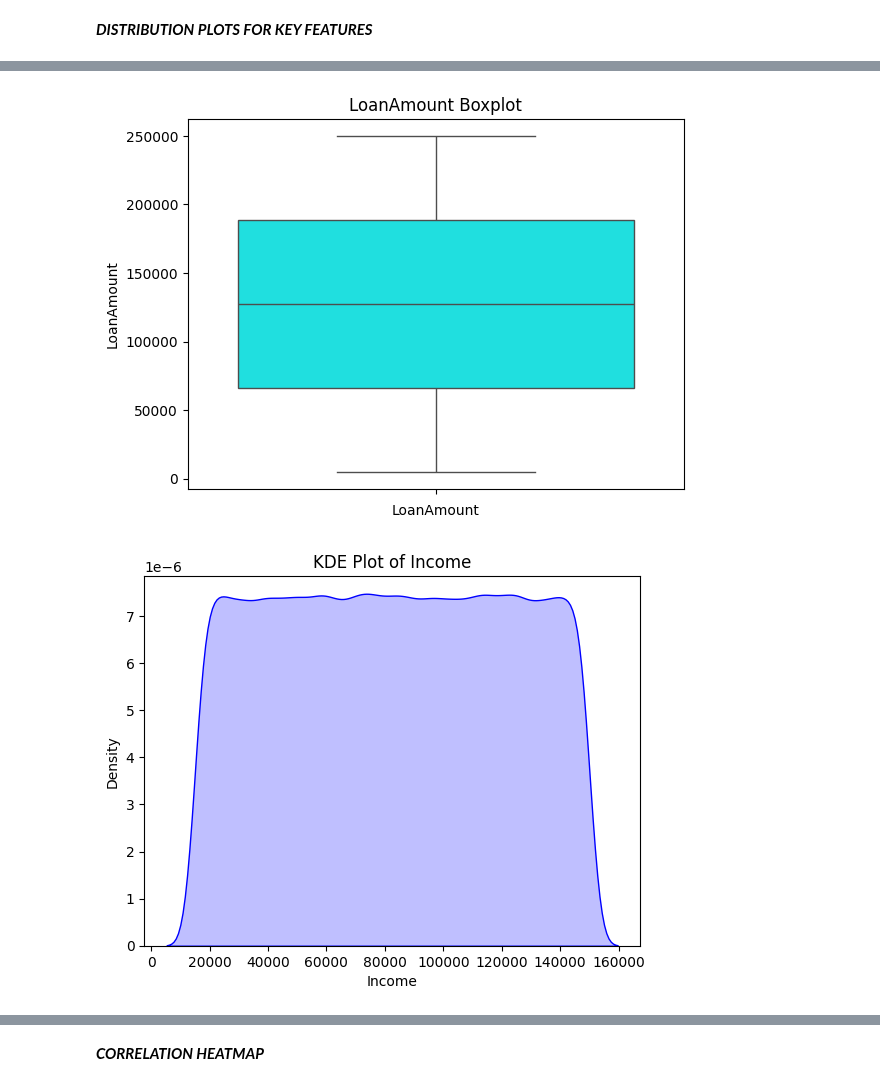
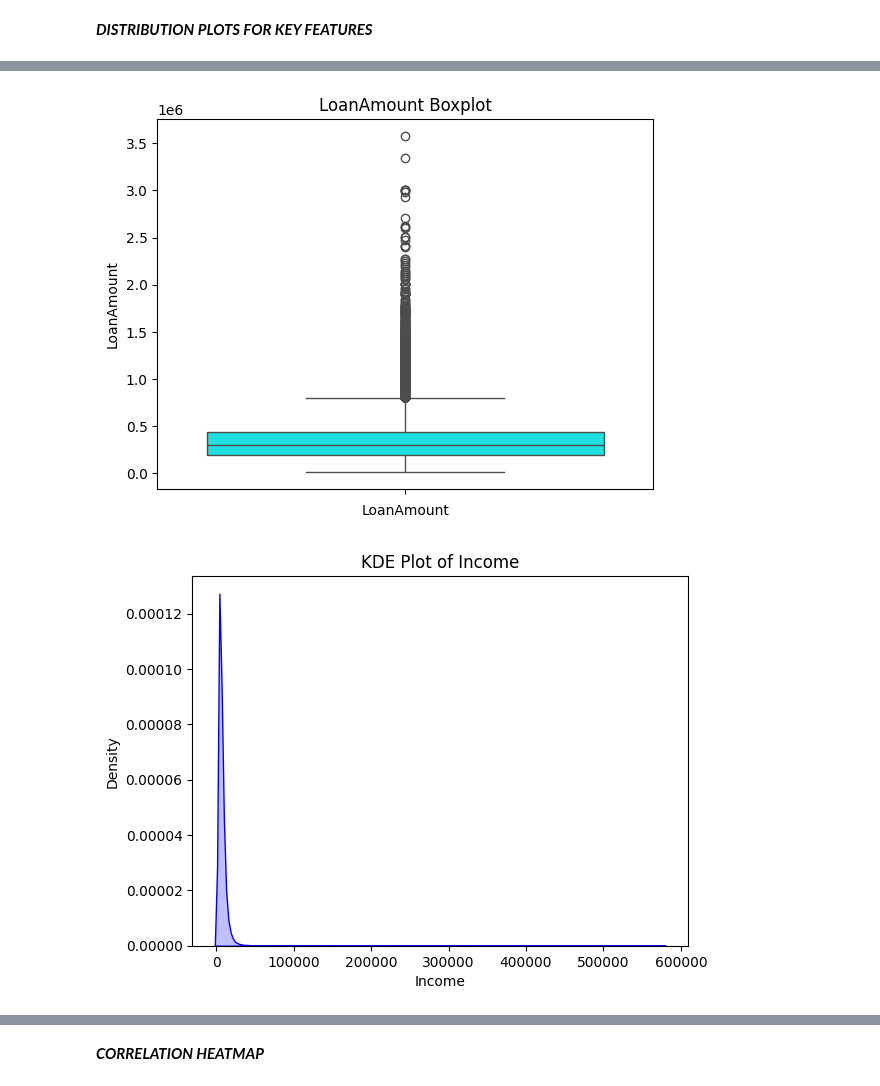
Before and after one commit to springboardmentor891v/CreditPathAI, a Jupyter notebook: notebooks/EDA_Report.ipynb, the cells around one changed output, grey strips where cells are left out. Saved outputs shown, nothing was run; the diff lists cells and outputs as text; code cells hidden in the pictures.

```diff
--- a/notebooks/EDA_Report.ipynb
+++ b/notebooks/EDA_Report.ipynb
@@ -5,6 +5,6 @@ import matplotlib.pyplot as plt
 import seaborn as sns
 # %%
 
-df = pd.read_csv("D:\Infosys_Springboard\my_Project\CreditPathAI\data\Loan_default.csv")
+df = pd.read_csv("D:\Infosys_Springboard\CreditPathAI\CreditPathAI\data\Loan_default.csv")
 df.head()
 # %% [output]
@@ -134,16 +139,16 @@ plt.show()
 # %%
-sns.boxplot(df['LoanAmount'],color='aqua')
+sns.boxplot(df['loan_amount'],color='aqua')
 plt.xlabel('LoanAmount')
 plt.ylabel('LoanAmount')
 plt.title('LoanAmount Boxplot')
 plt.show()
 # %% [output]
-[figure, old version]
+[figure, new version]
 # %%
-sns.kdeplot(df['Income'], fill=True, color="blue")
+sns.kdeplot(df['income'], fill=True, color="blue")
 plt.title("KDE Plot of Income")
 plt.xlabel("Income")
 plt.ylabel("Density")
 plt.show()
 # %% [output]
-[figure, old version]
+[figure, new version]
```
Also changed, not shown: parts of 18 cells of this notebook, 7 other files.
